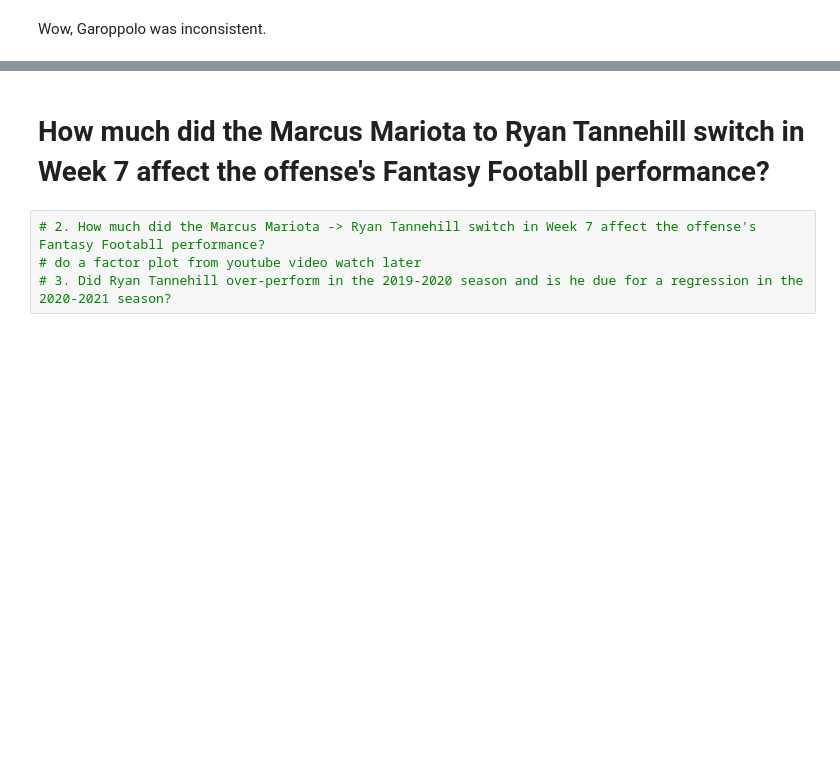
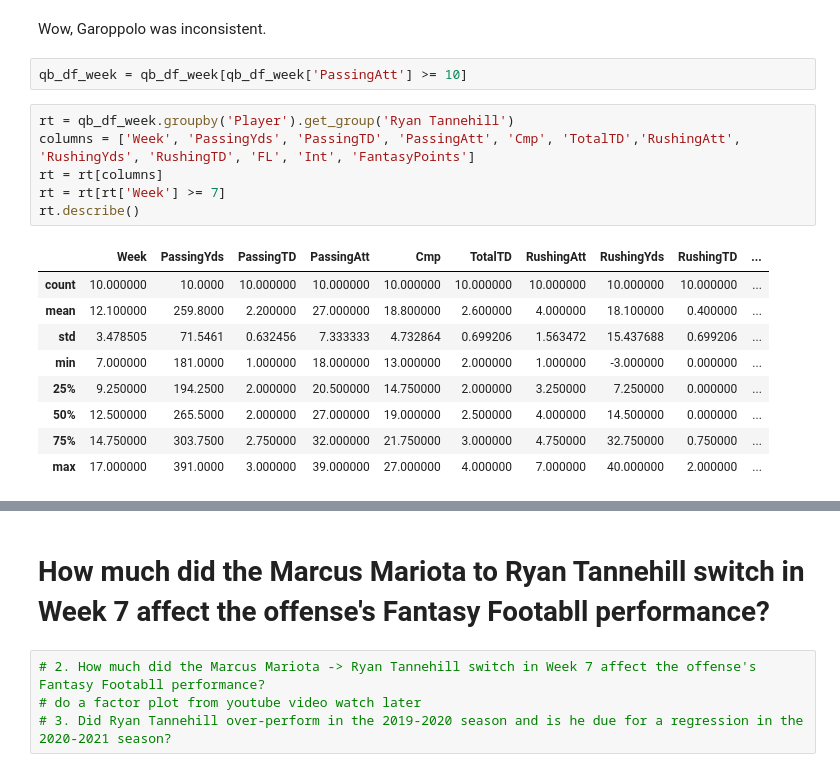
Before and after one commit to piercepatrick/Fantasy-Football-Analysis, a Jupyter notebook: Tannehilll_Analysis.ipynb, the cells around one changed output, grey strips where cells are left out. Cells and saved outputs as stored; diff of their text form; blank space fills up the shorter version.

```diff
--- a/Tannehilll_Analysis.ipynb
+++ b/Tannehilll_Analysis.ipynb
@@ -302,2 +302,20 @@ Text(0.5, 1.0, "Fantasy Points per Game for NFC Playoff QB's vs Ryan Tannehill")
 # %% [markdown]
 Wow, Garoppolo was inconsistent.
+# %%
+qb_df_week = qb_df_week[qb_df_week['PassingAtt'] >= 10]
+# %%
+rt = qb_df_week.groupby('Player').get_group('Ryan Tannehill')
+columns = ['Week', 'PassingYds', 'PassingTD', 'PassingAtt', 'Cmp', 'TotalTD','RushingAtt', 'RushingYds', 'RushingTD', 'FL', 'Int', 'FantasyPoints']
+rt = rt[columns]
+rt = rt[rt['Week'] >= 7]
+rt.describe()
+# %% [output]
+|  | Week | PassingYds | PassingTD | PassingAtt | Cmp | TotalTD | RushingAtt | RushingYds | RushingTD | ... |
+| count | 10.000000 | 10.0000 | 10.000000 | 10.000000 | 10.000000 | 10.000000 | 10.000000 | 10.000000 | 10.000000 | ... |
+| mean | 12.100000 | 259.8000 | 2.200000 | 27.000000 | 18.800000 | 2.600000 | 4.000000 | 18.100000 | 0.400000 | ... |
+| std | 3.478505 | 71.5461 | 0.632456 | 7.333333 | 4.732864 | 0.699206 | 1.563472 | 15.437688 | 0.699206 | ... |
+| min | 7.000000 | 181.0000 | 1.000000 | 18.000000 | 13.000000 | 2.000000 | 1.000000 | -3.000000 | 0.000000 | ... |
+| 25% | 9.250000 | 194.2500 | 2.000000 | 20.500000 | 14.750000 | 2.000000 | 3.250000 | 7.250000 | 0.000000 | ... |
+| 50% | 12.500000 | 265.5000 | 2.000000 | 27.000000 | 19.000000 | 2.500000 | 4.000000 | 14.500000 | 0.000000 | ... |
+| 75% | 14.750000 | 303.7500 | 2.750000 | 32.000000 | 21.750000 | 3.000000 | 4.750000 | 32.750000 | 0.750000 | ... |
+| max | 17.000000 | 391.0000 | 3.000000 | 39.000000 | 27.000000 | 4.000000 | 7.000000 | 40.000000 | 2.000000 | ... |
```
Also changed, not shown: parts of 13 cells of this notebook.
